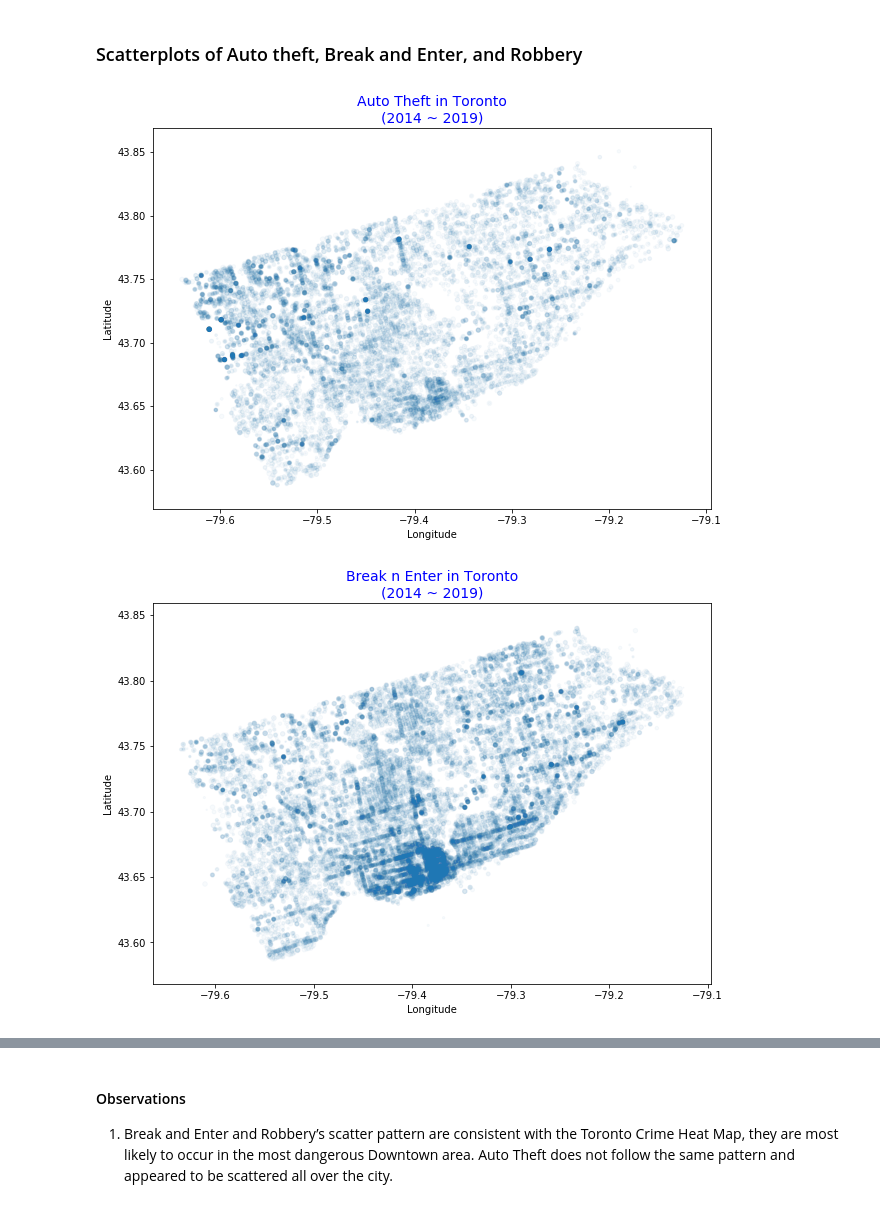
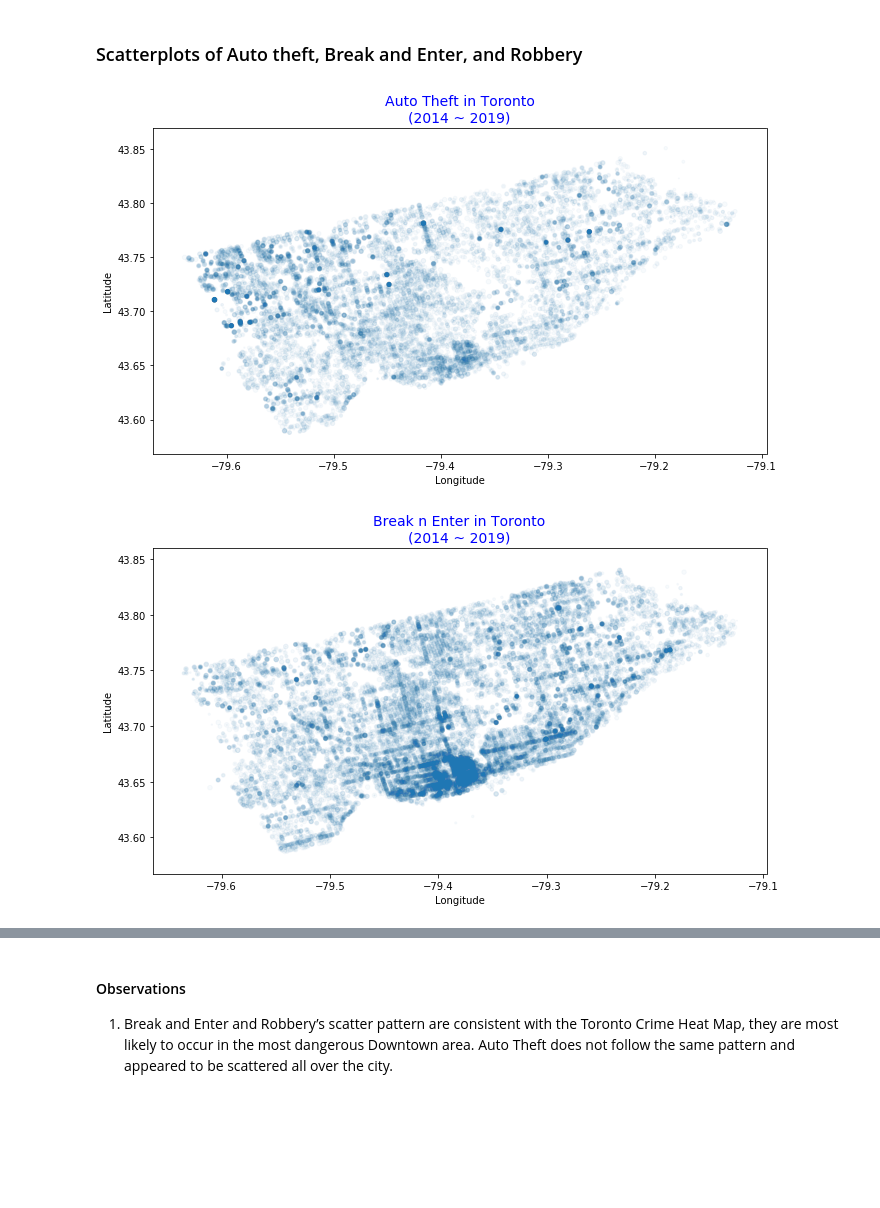
Before and after one commit to neha-nayeem/Project-01, a Jupyter notebook: Project 1 Consolidated.ipynb, the cells around one changed output, grey strips where cells are left out. Cells and saved outputs as stored; diff of their text form; code cells hidden in the pictures; blank space fills up the shorter version.

Commit message:
Update the code and graphs

```diff
--- a/Project 1 Consolidated.ipynb
+++ b/Project 1 Consolidated.ipynb
@@ -744,23 +756,22 @@ most_crimes_neighbourhoods
 # %%
 # Auto Theft in Toronto over 2014-2019
 
-plt.figure(figsize=(10,7))
+plt.figure(figsize=(11,6))
 autoTheft = plt.scatter(crime_data_auto['Long'], crime_data_auto['Lat'], s=x_axis,alpha=0.03)
-#clb =plt.colorbar()
 
 plt.xlabel("Longitude")
 plt.ylabel("Latitude")
 plt.title("Auto Theft in Toronto\n(2014 ~ 2019)",fontsize =14, color ='blue')
 
 plt.savefig("Image-Output/autoTheft_map.png")
 plt.show()
 # %% [output]
-[figure, old version]
+[figure, new version]
 # %%
 # Break'n Enter on Map
-plt.figure(figsize=(10,7))
+plt.figure(figsize=(11,6))
 autoTheft = plt.scatter(crime_data_BnE['Long'], crime_data_BnE['Lat'], s=x_axis,alpha=0.03)
-#clb =plt.colorbar()
+
 plt.xlabel("Longitude")
 plt.ylabel("Latitude")
 plt.title("Break n Enter in Toronto\n(2014 ~ 2019)",fontsize =14, color ='blue')
@@ -768,6 +779,6 @@ plt.title("Break n Enter in Toronto\n(2014 ~ 2019)",fontsize =14, color ='blue')
 plt.savefig("Image-Output/BnE_map.png")
 plt.show()
 # %% [output]
-[figure, old version]
+[figure, new version]
 # %%
 # Robbery on Map
```
Also changed, not shown: parts of 11 cells of this notebook, 11 other files.
